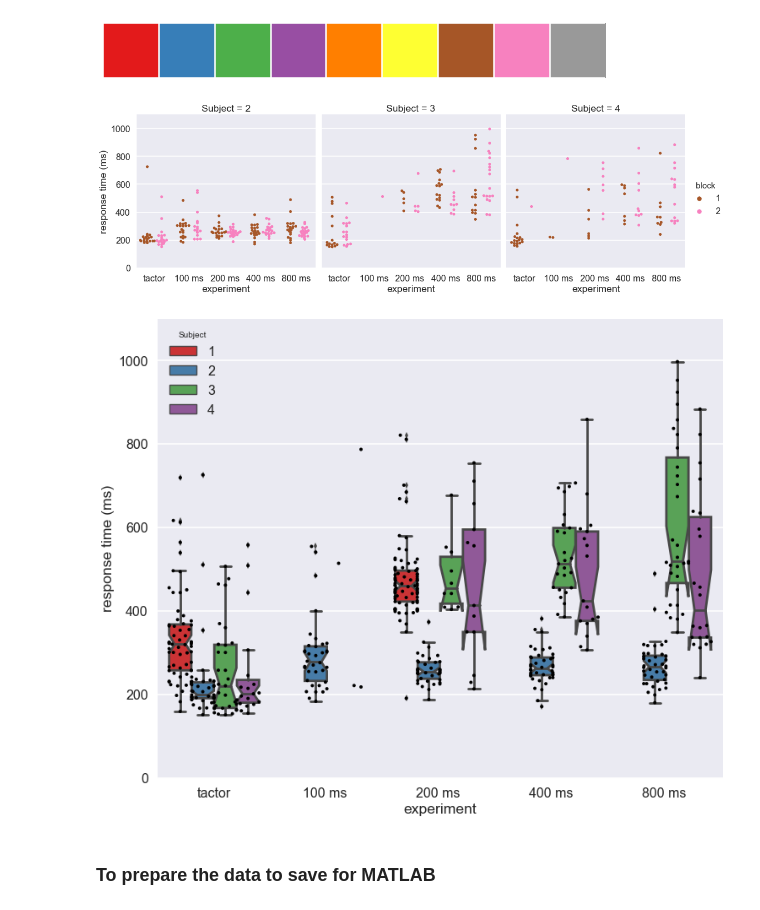
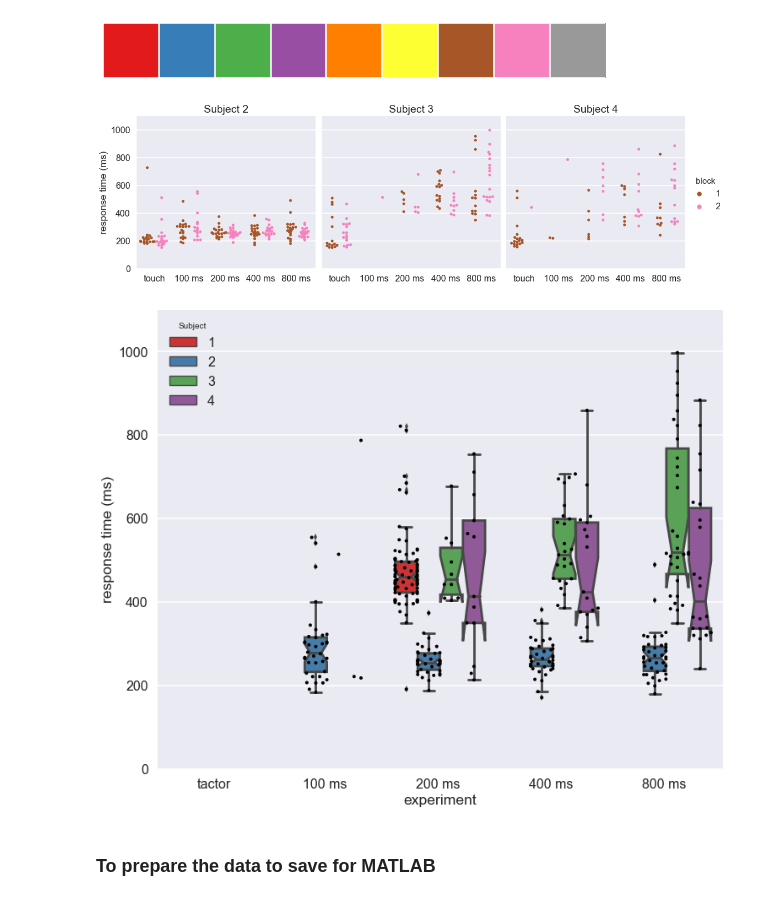
Before and after one commit to davidjuliancaldwell/responseTimingPaper, a Jupyter notebook: plotting_response_time_data.ipynb, the cells around one changed output. Cells and saved outputs as stored; diff of their text form; code cells hidden in the pictures.

```diff
--- a/plotting_response_time_data.ipynb
+++ b/plotting_response_time_data.ipynb
@@ -18,7 +18,7 @@ sns.set_context("poster") # this makes things large
 # %% [markdown]
 ### decide whether or not to save figures and data for MATLAB
 # %%
-saveFig = False
+saveFig = True
 saveMat = False
 # %% [markdown]
 ### import the .mat data files
@@ -72,19 +72,19 @@ dataFdict2 = pd.DataFrame.from_dict(ndata2,orient='columns')
 dataFdict3 = pd.DataFrame.from_dict(ndata3,orient='columns')
 dataFdict4 = pd.DataFrame.from_dict(ndata4,orient='columns')
 dataFdict_5_1 = pd.DataFrame(ndata5['cort'],columns=['200 ms '])
-dataFdict_5_2 = pd.DataFrame(ndata5['difference'],columns=['tactor'])
+dataFdict_5_2 = pd.DataFrame(ndata5['difference'],columns=['touch'])
 dataFdict5 = pd.concat([dataFdict_5_1,dataFdict_5_2])
 dataFdict6 = pd.DataFrame.from_dict(ndata6,orient='columns')
 dataFdict7 = pd.DataFrame.from_dict(ndata7,orient='columns')
 # %% [markdown]
 ### assign columns for dataframes
 # %%
-dataFdict1.columns = ['tactor','no stimulation','off target','100 ms ','200 ms ','400 ms ','800 ms ']
-dataFdict2.columns = ['tactor','no stimulation','off target','100 ms ','200 ms ','400 ms ','800 ms ']
-dataFdict3.columns = ['tactor','no stimulation','off target','100 ms ','200 ms ','400 ms ','800 ms ']
-dataFdict4.columns = ['tactor','no stimulation','off target','100 ms ','200 ms ','400 ms ','800 ms ']
-dataFdict6.columns = ['tactor','no stimulation','off target','100 ms ','200 ms ','400 ms ','800 ms ']
-dataFdict7.columns = ['tactor','no stimulation','off target','100 ms ','200 ms ','400 ms ','800 ms ']
+dataFdict1.columns = ['touch','no stimulation','off target','100 ms ','200 ms ','400 ms ','800 ms ']
+dataFdict2.columns = ['touch','no stimulation','off target','100 ms ','200 ms ','400 ms ','800 ms ']
+dataFdict3.columns = ['touch','no stimulation','off target','100 ms ','200 ms ','400 ms ','800 ms ']
+dataFdict4.columns = ['touch','no stimulation','off target','100 ms ','200 ms ','400 ms ','800 ms ']
+dataFdict6.columns = ['touch','no stimulation','off target','100 ms ','200 ms ','400 ms ','800 ms ']
+dataFdict7.columns = ['touch','no stimulation','off target','100 ms ','200 ms ','400 ms ','800 ms ']
 
 dataMelt1 = pd.melt(dataFdict1)
 #dataMelt1['Subject'] = '693ffd'
@@ -176,3 +181,6 @@ dataCleaned.groupby(['Subject','experiment']).describe()
+# %%
+experimentsOfInt =  ['touch','100 ms ','200 ms ','400 ms ','800 ms ']
+dataCleaned = resultTrim[resultTrim['experiment'].isin(experimentsOfInt)]
 # %% [markdown]
 ### Now we will prepare the figures
 # %%
@@ -195,15 +203,23 @@ color_pal_2_v2 = color_pal[6:8]
 # %%
 figBlock = sns.factorplot(x="experiment", y="response time (ms)", hue="block",size=5,aspect=1,
 ...                   col="Subject", data=dataCleaned,kind="swarm",dodge="True",col_order=['2','3','4'],
-...                   order=['tactor','100 ms ','200 ms ','400 ms ','800 ms '],
+...                   order=['touch','100 ms ','200 ms ','400 ms ','800 ms '],
 ...                   palette=color_pal_2_v2)
 plt.ylim([0,1100])
+
+figBlock.axes[0,0].set_title('Subject 2')
+figBlock.axes[0,1].set_title('Subject 3')
+figBlock.axes[0,2].set_title('Subject 4')
+
+figBlock.axes[0,0].set_xlabel('')
+figBlock.axes[0,1].set_xlabel('')
+figBlock.axes[0,2].set_xlabel('')
 
 if saveFig:
     figBlock.savefig('swarmByBlockSplit_subj4.svg', dpi=600)
     figBlock.savefig('swarmByBlockSplit_subj4.png', dpi=300)
 # %% [output]
-[figure, old version]
+[figure, new version]
 # %%
 resultTrim_forBox = resultTrim[~(resultTrim['Subject'].isin(['3','4']) & (resultTrim['experiment'].isin(['100 ms '])))]
 result[(result['response time (ms)'] < respHi) & (result['response time (ms)'] > respLo)]
@@ -223,7 +239,7 @@ if saveFig:
     figGroupBox.savefig('swarmAndBoxSID_subj4.svg', dpi=600)
     figGroupBox.savefig('swarmAndBoxSID_subj4.png', dpi=300)
 # %% [output]
-[figure, old version]
+[figure, new version]
 # %% [markdown]
 ### To prepare the data to save for MATLAB
 # %%
```
Also changed, not shown: parts of 8 cells of this notebook, 1 other file.
